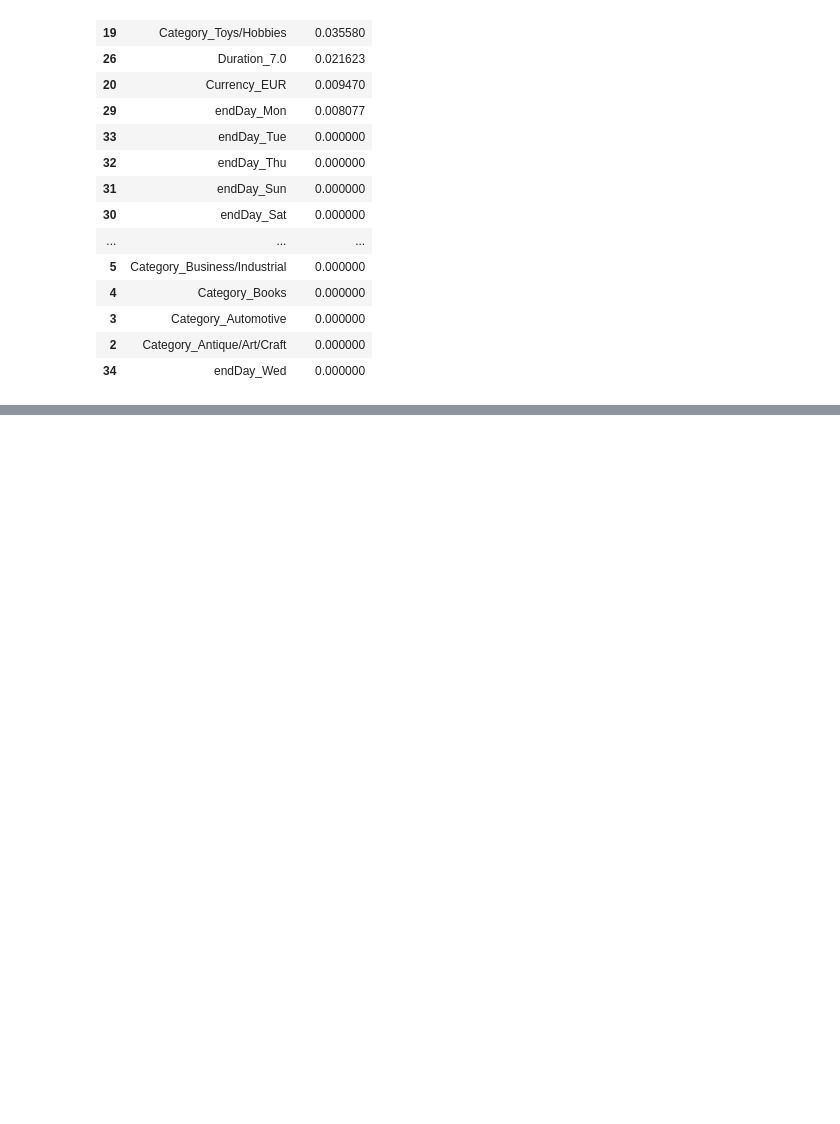
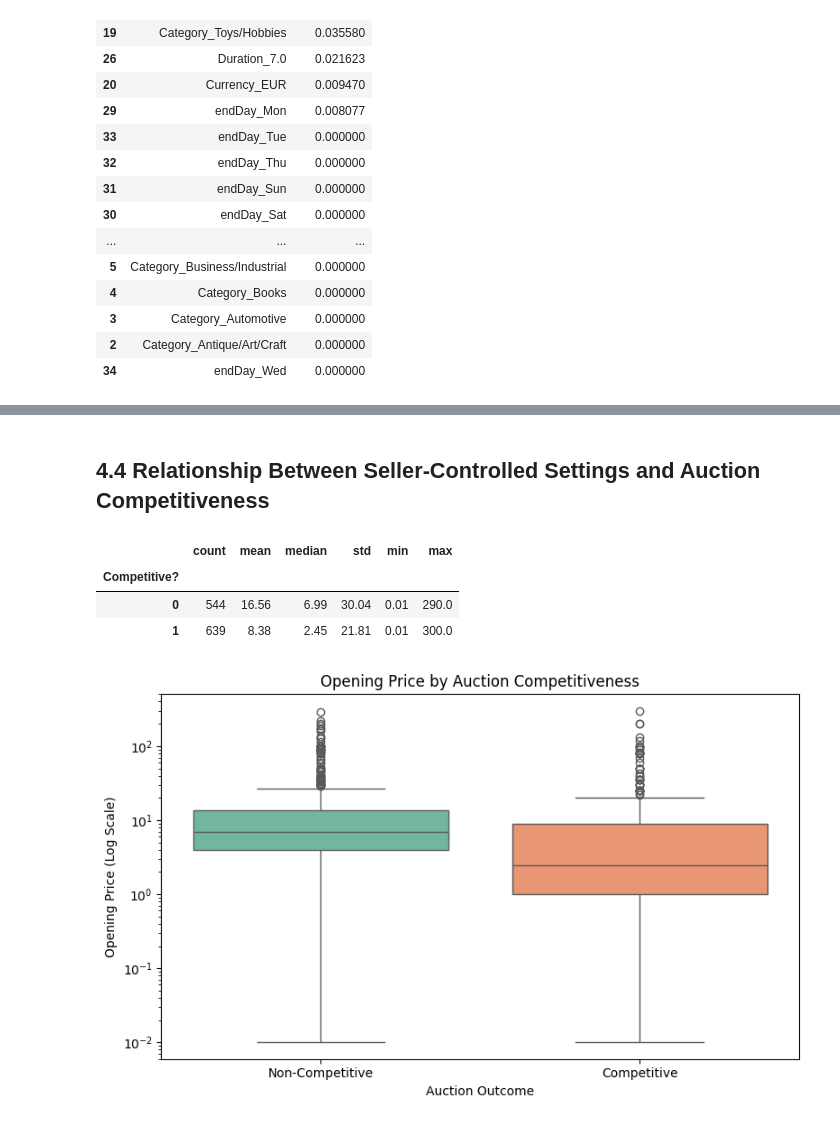
Before and after one commit to janniaq/8413_GA2, a Jupyter notebook: RSM8413_GA2_eBay_Auctions.ipynb, the cells around one changed output, grey strips where cells are left out. Drawn from its saved outputs; the diff is of its cells as text; code cells hidden in the pictures; blank space fills up the shorter version.

```diff
--- a/RSM8413_GA2_eBay_Auctions.ipynb
+++ b/RSM8413_GA2_eBay_Auctions.ipynb
@@ -781,0 +1060,35 @@ plt.show()
+# %% [markdown]
+## 4.4 Relationship Between Seller-Controlled Settings and Auction Competitiveness
+# %%
+price_summary = train_df.groupby("Competitive?")["OpenPrice"].agg(
+    ["count", "mean", "median", "std", "min", "max"]
+)
+
+display(price_summary.round(2))
+# %% [output]
+|  | count | mean | median | std | min | max |
+| Competitive? |  |  |  |  |  |  |
+| 0 | 544 | 16.56 | 6.99 | 30.04 | 0.01 | 290.0 |
+| 1 | 639 | 8.38 | 2.45 | 21.81 | 0.01 | 300.0 |
+# %%
+plt.figure(figsize=(8, 5))
+
+sns.boxplot(
+    data=train_df,
+    x="Competitive?",
+    y="OpenPrice",
+    hue="Competitive?",
+    palette="Set2",
+    legend=False
+)
+
+plt.yscale("log")
+plt.xticks([0, 1], ["Non-Competitive", "Competitive"])
+plt.xlabel("Auction Outcome")
+plt.ylabel("Opening Price (Log Scale)")
+plt.title("Opening Price by Auction Competitiveness")
+
+plt.tight_layout()
+plt.show()
+# %% [output]
+[figure, added]
```
Also changed, not shown: parts of 22 cells of this notebook, 3 other files.
